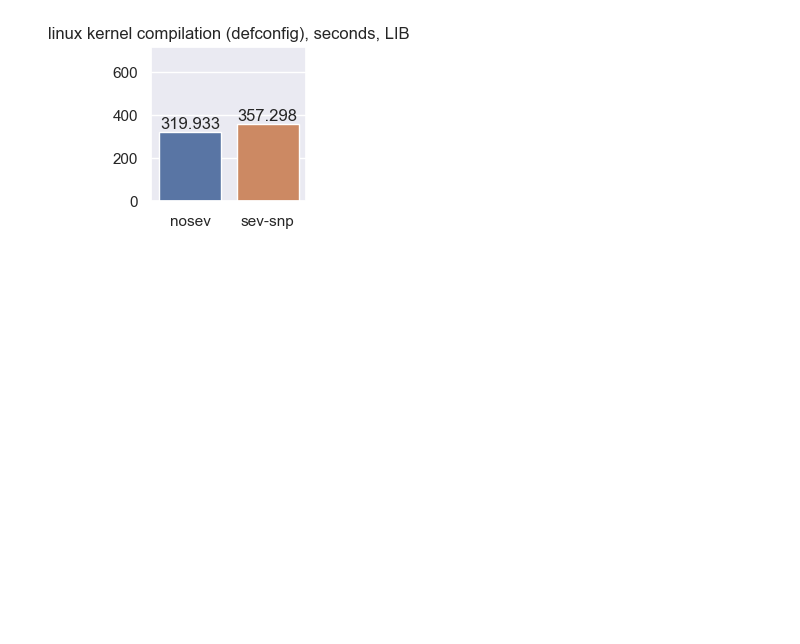
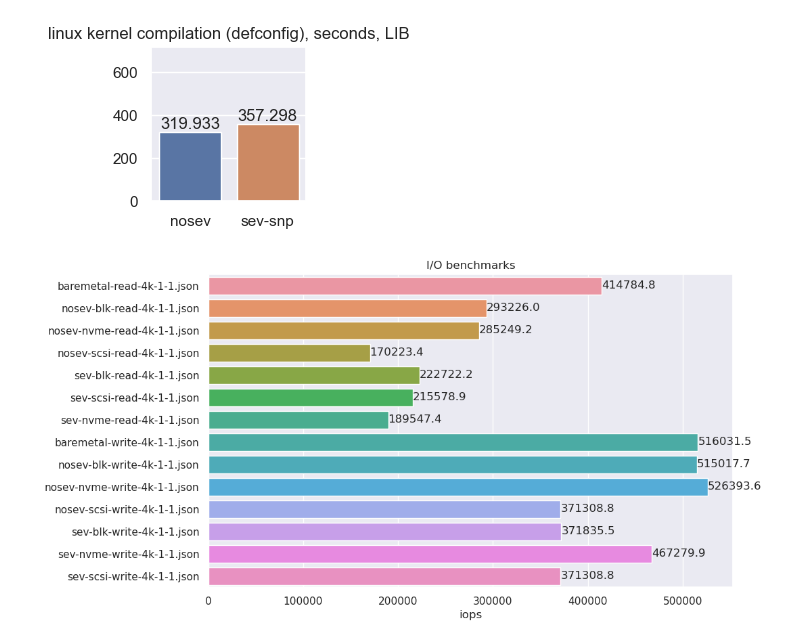
Before and after one commit to rcastellotti/gr, a Jupyter notebook: main.ipynb, the cells around one changed output. Drawn from its saved outputs; the diff is of its cells as text; code cells hidden in the pictures; blank space fills up the shorter version.

```diff
--- a/main.ipynb
+++ b/main.ipynb
@@ -26,3 +26,59 @@ plot("compilation.csv","linux kernel compilation (defconfig), seconds, LIB")
 [figure]
 [figure]
 [figure]
+# %%
+import os
+import seaborn as sns
+import json
+import matplotlib.pyplot as plt
+from pprint import pprint
+# names=[]
+# results=[]
+# files=os.listdir("io-benchmarks")
+# for file in sorted(files):
+
+#     with open("io-benchmarks/"+file, "r") as f:
+#         if "4k" in file and "rand" not in file:
+#             j=json.load(f)
+#             res=''
+#             if "write" in file:
+#                 res=j['jobs'][0]['write']['iops']
+#             if "read" in file:
+#                 res=j['jobs'][0]['read']['iops']
+
+# #             print(f"{file} -> {res}")
+
+#             names.append(file)
+#             results.append(res)
+
+# print(results)
+# print(names)
+
+d={
+ 'baremetal-read-4k-1-1.json': 414784.810127,
+ 'nosev-blk-read-4k-1-1.json': 293225.950783,
+ 'nosev-nvme-read-4k-1-1.json': 285249.183896,
+ 'nosev-scsi-read-4k-1-1.json': 170223.376623,
+ 'sev-blk-read-4k-1-1.json': 222722.175021,
+ 'sev-scsi-read-4k-1-1.json': 215578.947368,
+ 'sev-nvme-read-4k-1-1.json': 189547.36081,
+ 'baremetal-write-4k-1-1.json': 516031.496063,
+ 'nosev-blk-write-4k-1-1.json': 515017.681729,
+ 'nosev-nvme-write-4k-1-1.json': 526393.574297,
+ 'nosev-scsi-write-4k-1-1.json': 371308.78187,
+ 'sev-blk-write-4k-1-1.json': 371835.460993,
+ 'sev-nvme-write-4k-1-1.json': 467279.857398,
+ 'sev-scsi-write-4k-1-1.json': 371308.78187}
+
+
+# a=dict(zip(names,results))
+# pprint(a)
+# sns.set(rc={'figure.figsize':(12,10)})
+plt.figure(figsize=(10,6))
+
+ax=sns.barplot(x=list(d.values()),y=list(d.keys()))
+ax.set(xlabel ="iops", ylabel = "", title ='I/O benchmarks')
+ax.bar_label(ax.containers[0], fmt='%.1f')
+plt.show()
+# %% [output]
+[figure, added]
```
Also changed, not shown: 52 other files.
